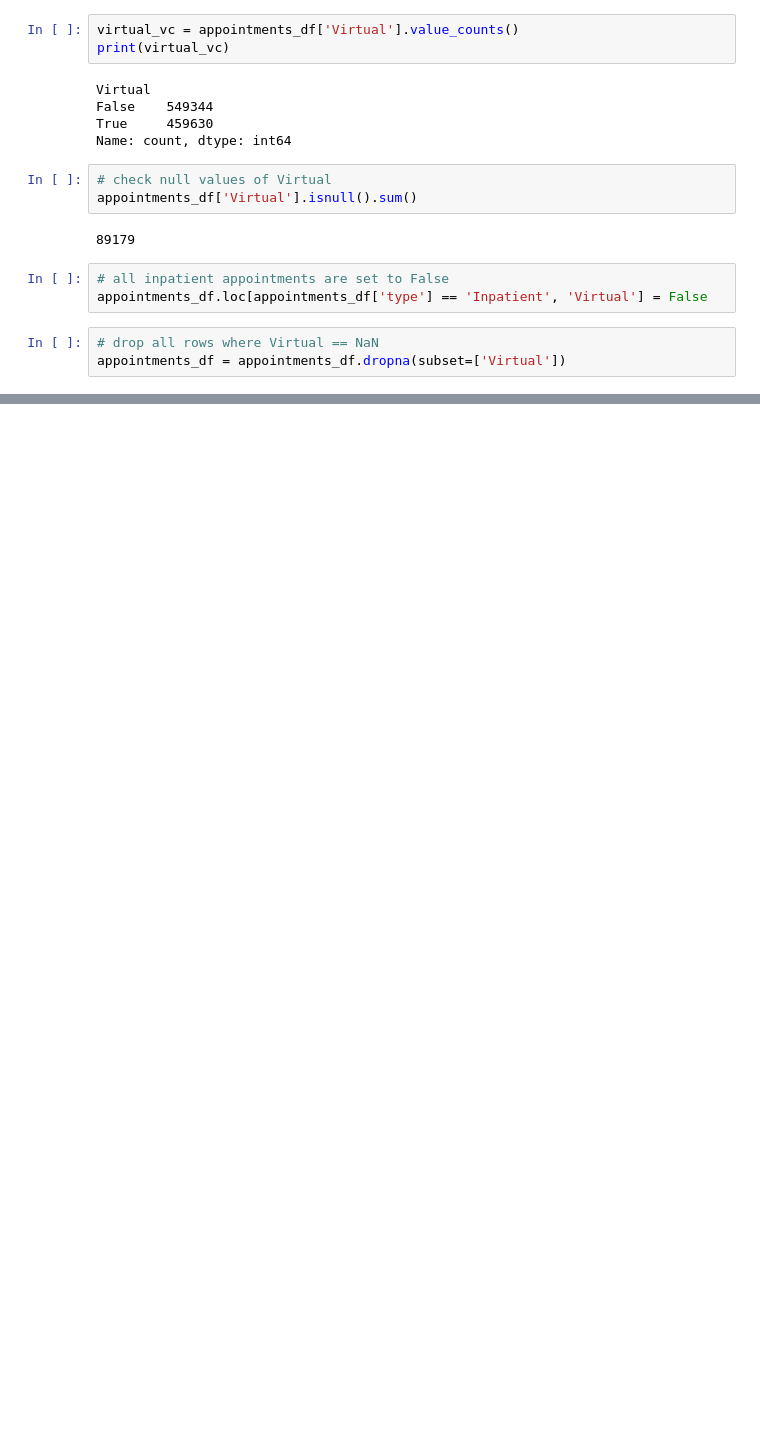
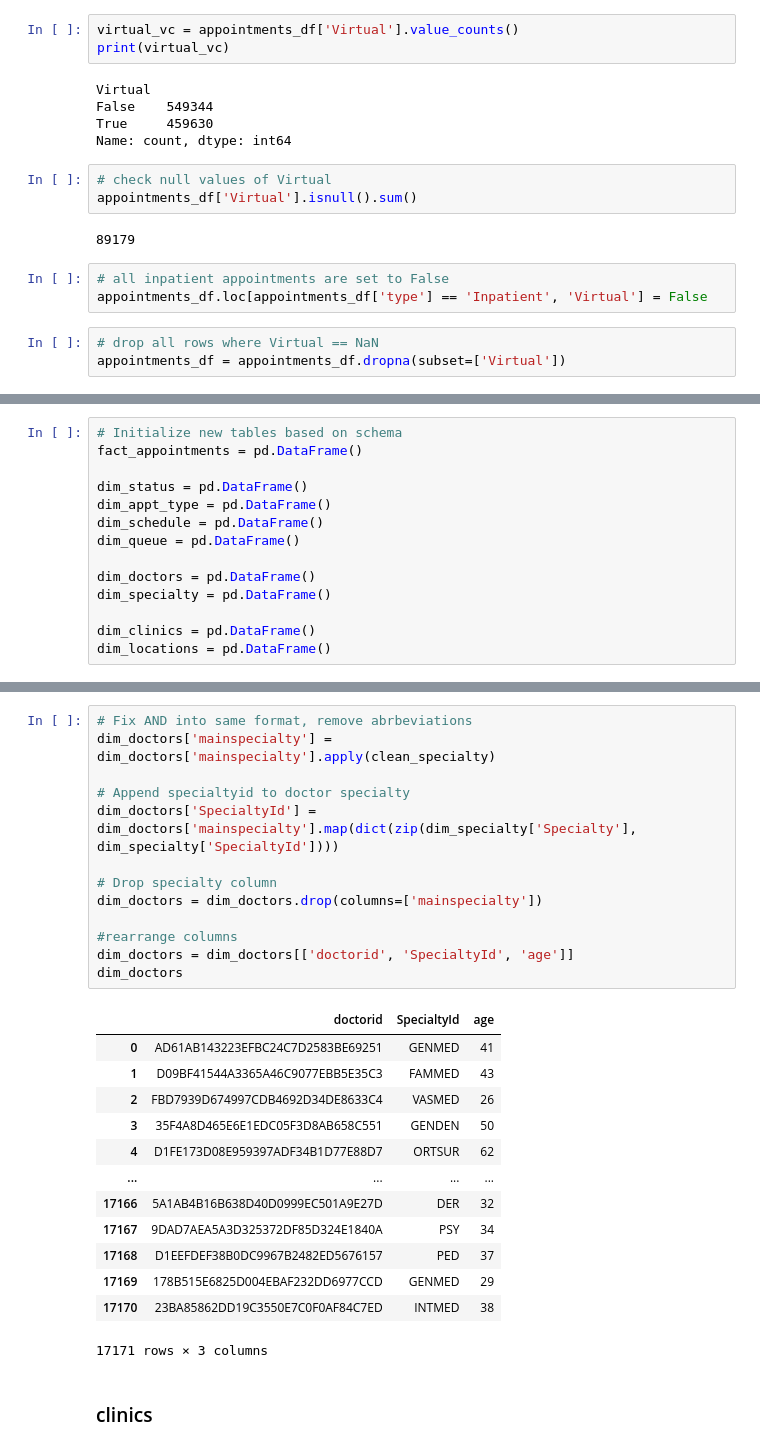
Before and after one commit to axsulit/olap-dashboard-app, a Jupyter notebook: clean_data/Process-Data.ipynb, the cells around one changed output, grey strips where cells are left out. Saved outputs shown, nothing was run; the diff lists cells and outputs as text; blank space fills up the shorter version.

```diff
--- a/clean_data/Process-Data.ipynb
+++ b/clean_data/Process-Data.ipynb
@@ -1619,0 +576,14 @@ appointments_df = appointments_df.dropna(subset=['Virtual'])
+# %%
+# Initialize new tables based on schema
+fact_appointments = pd.DataFrame()
+
+dim_status = pd.DataFrame()
+dim_appt_type = pd.DataFrame()
+dim_schedule = pd.DataFrame()
+dim_queue = pd.DataFrame()
+
+dim_doctors = pd.DataFrame()
+dim_specialty = pd.DataFrame()
+
+dim_clinics = pd.DataFrame()
+dim_locations = pd.DataFrame()
@@ -1619,0 +723,29 @@ appointments_df = appointments_df.dropna(subset=['Virtual'])
+# %%
+# Fix AND into same format, remove abrbeviations
+dim_doctors['mainspecialty'] = dim_doctors['mainspecialty'].apply(clean_specialty)
+
+# Append specialtyid to doctor specialty
+dim_doctors['SpecialtyId'] = dim_doctors['mainspecialty'].map(dict(zip(dim_specialty['Specialty'], dim_specialty['SpecialtyId'])))
+
+# Drop specialty column
+dim_doctors = dim_doctors.drop(columns=['mainspecialty'])
+
+#rearrange columns
+dim_doctors = dim_doctors[['doctorid', 'SpecialtyId', 'age']]
+dim_doctors
+# %% [output]
+|  | doctorid | SpecialtyId | age |
+| 0 | AD61AB143223EFBC24C7D2583BE69251 | GENMED | 41 |
+| 1 | D09BF41544A3365A46C9077EBB5E35C3 | FAMMED | 43 |
+| 2 | FBD7939D674997CDB4692D34DE8633C4 | VASMED | 26 |
+| 3 | 35F4A8D465E6E1EDC05F3D8AB658C551 | GENDEN | 50 |
+| 4 | D1FE173D08E959397ADF34B1D77E88D7 | ORTSUR | 62 |
+| ... | ... | ... | ... |
+| 17166 | 5A1AB4B16B638D40D0999EC501A9E27D | DER | 32 |
+| 17167 | 9DAD7AEA5A3D325372DF85D324E1840A | PSY | 34 |
+| 17168 | D1EEFDEF38B0DC9967B2482ED5676157 | PED | 37 |
+| 17169 | 178B515E6825D004EBAF232DD6977CCD | GENMED | 29 |
+| 17170 | 23BA85862DD19C3550E7C0F0AF84C7ED | INTMED | 38 |
+17171 rows × 3 columns
+# %% [markdown]
+### clinics
```
Also changed, not shown: parts of 154 cells of this notebook.
